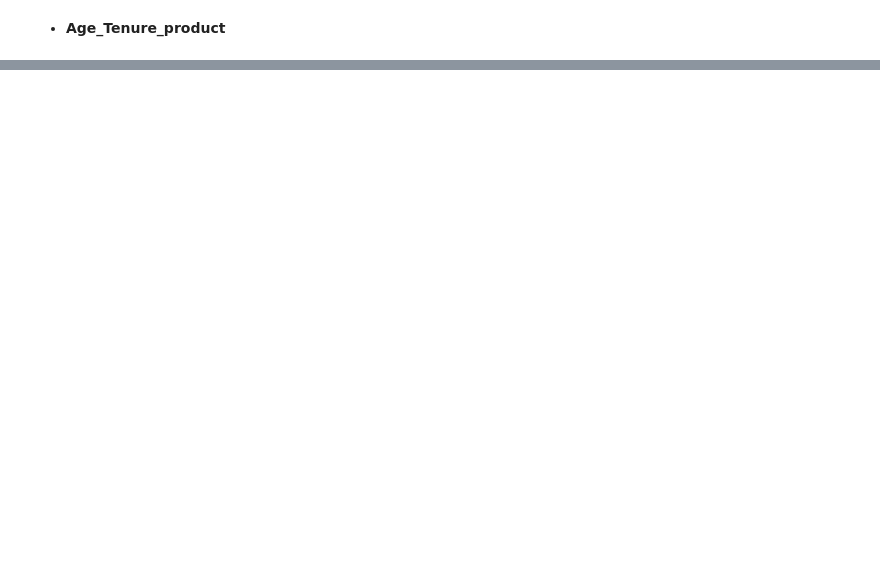
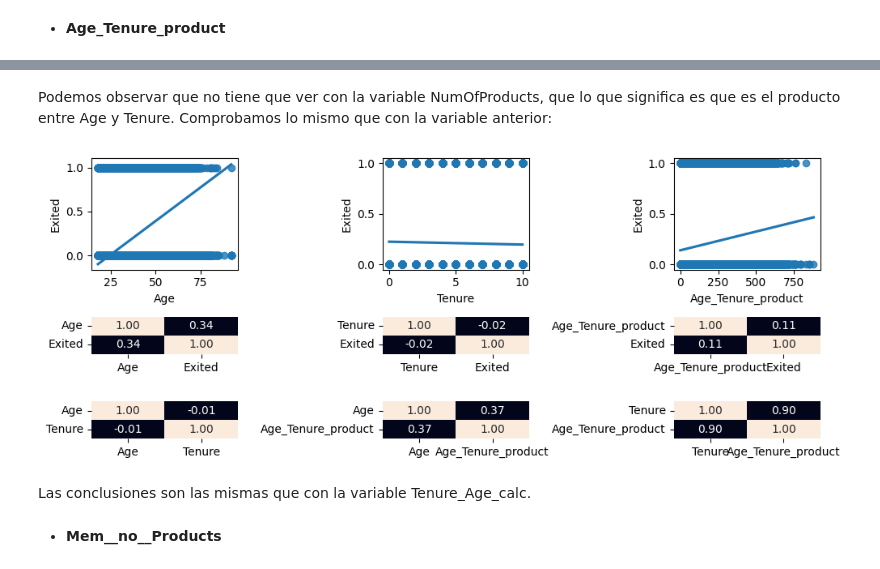
Before and after one commit to 4GeeksAcademy/Proyecto-Bank-Churn-Eli-Isa, a Jupyter notebook: src/explore-Isa.ipynb, the cells around one changed output, grey strips where cells are left out. Saved outputs shown, nothing was run; the diff lists cells and outputs as text; code cells hidden in the pictures; blank space fills up the shorter version.

Commit message:
Analisis variables Isa

```diff
--- a/src/explore-Isa.ipynb
+++ b/src/explore-Isa.ipynb
@@ -331,0 +371,25 @@ Por tanto, **descartamos la variable Tenure_Age** como significativa.
+# %% [markdown]
+Podemos observar que no tiene que ver con la variable NumOfProducts, que lo que significa es que es el producto entre Age y Tenure. Comprobamos lo mismo que con la variable anterior:
+# %%
+
+fig, axis = plt.subplots(3,3, figsize=(10, 4),gridspec_kw= {'height_ratios': [6, 2,2]})
+sns.regplot(data = data_sub_isa, x = "Age",y="Exited",ax=axis[0,0])
+sns.regplot(data = data_sub_isa, x = "Tenure",y="Exited",ax=axis[0,1])
+sns.regplot(data = data_sub_isa, x = "Age_Tenure_product",y="Exited",ax=axis[0,2])
+
+sns.heatmap(data_sub_isa[["Age", "Exited"]].corr(), annot = True, fmt = ".2f", cbar = False,ax=axis[1,0])
+sns.heatmap(data_sub_isa[["Tenure", "Exited"]].corr(), annot = True, fmt = ".2f", cbar = False,ax=axis[1,1])
+sns.heatmap(data_sub_isa[["Age_Tenure_product", "Exited"]].corr(), annot = True, fmt = ".2f", cbar = False,ax=axis[1,2])
+
+sns.heatmap(data_sub_isa[["Age", "Tenure"]].corr(), annot = True, fmt = ".2f", cbar = False,ax=axis[2,0])
+sns.heatmap(data_sub_isa[["Age", "Age_Tenure_product"]].corr(), annot = True, fmt = ".2f", cbar = False,ax=axis[2,1])
+sns.heatmap(data_sub_isa[["Tenure", "Age_Tenure_product"]].corr(), annot = True, fmt = ".2f", cbar = False,ax=axis[2,2])
+
+fig.tight_layout()
+fig.show()
+# %% [output]
+[figure, added]
+# %% [markdown]
+Las conclusiones son las mismas que con la variable Tenure_Age_calc.
+# %% [markdown]
+* **Mem__no__Products**
```
Also changed, not shown: parts of 23 cells of this notebook, 1 other file.
